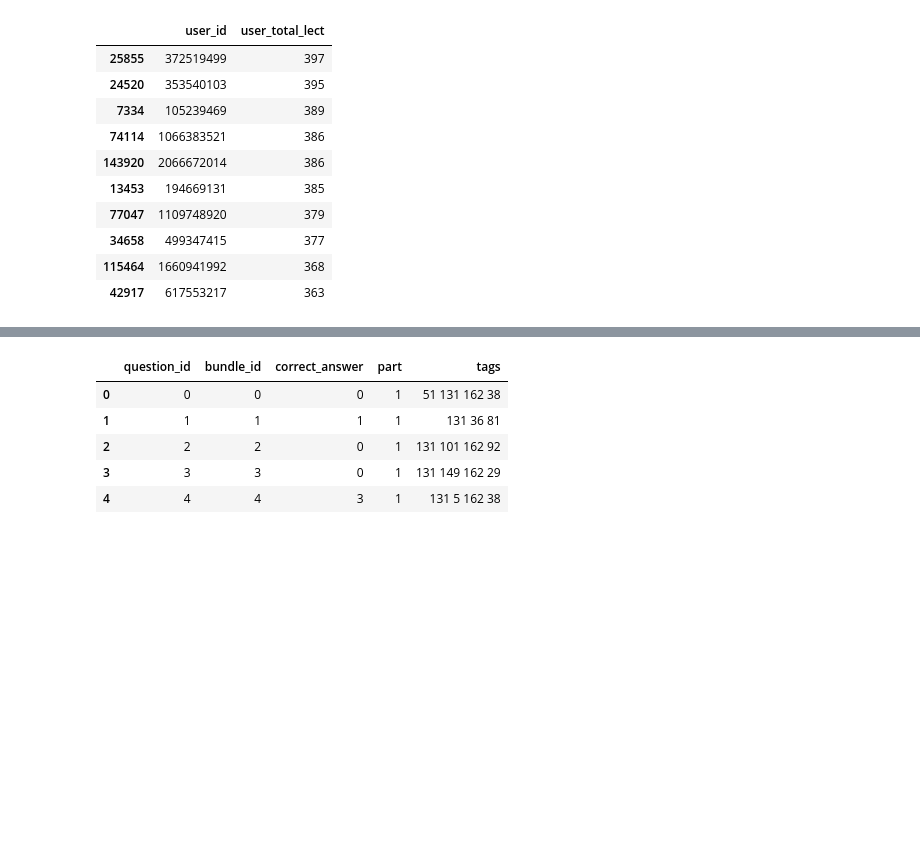
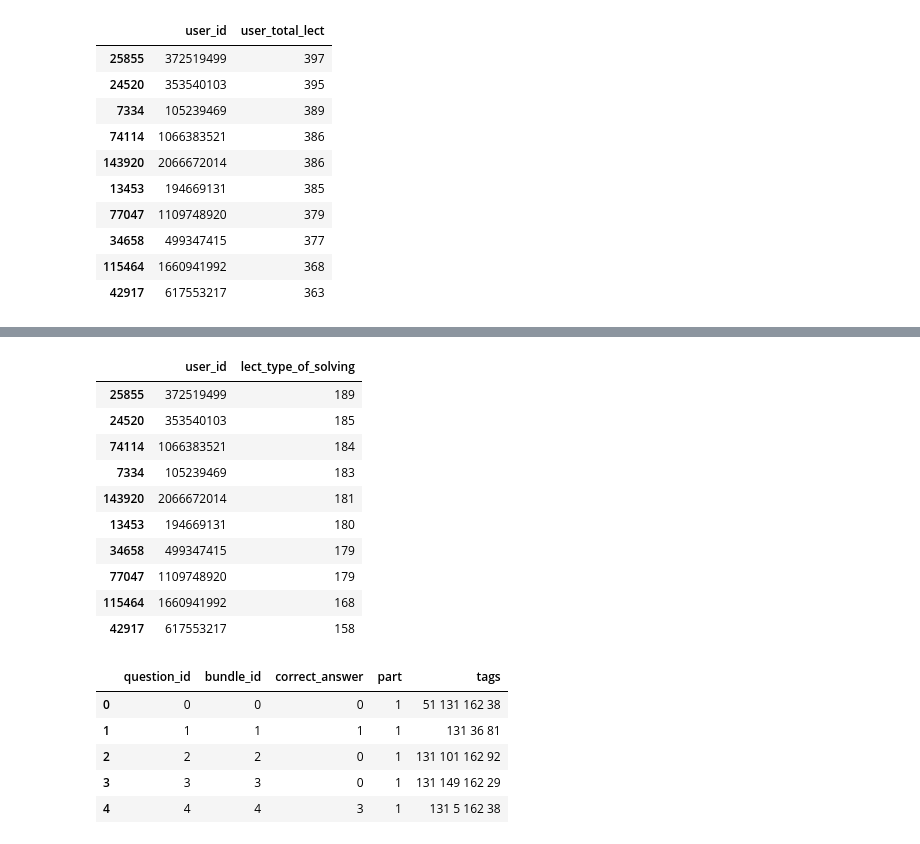
Before and after one commit to YurezSml/MIPT2022, a Jupyter notebook: HomeWork_2_Pandas.ipynb, the cells around one changed output, grey strips where cells are left out. Cells and saved outputs as stored; diff of their text form; code cells hidden in the pictures; blank space fills up the shorter version.

```diff
--- a/HomeWork_2_Pandas.ipynb
+++ b/HomeWork_2_Pandas.ipynb
@@ -332,3 +370,21 @@ users_lectures[['user_id', 'user_total_lect']].sort_values(by='user_total_lect',
+# %%
+# Выведем 10 студентов, просмотревших наибольшее лекций с разбором решений
+
+users_lectures[['user_id', 'lect_type_of_solving']].sort_values(by='lect_type_of_solving',
+                                                           ascending=False
+                                                          ).head(10)
+# %% [output]
+|  | user_id | lect_type_of_solving |
+| 25855 | 372519499 | 189 |
+| 24520 | 353540103 | 185 |
+| 74114 | 1066383521 | 184 |
+| 7334 | 105239469 | 183 |
+| 143920 | 2066672014 | 181 |
+| 13453 | 194669131 | 180 |
+| 34658 | 499347415 | 179 |
+| 77047 | 1109748920 | 179 |
+| 115464 | 1660941992 | 168 |
+| 42917 | 617553217 | 158 |
 # %%
 # Работаем с отдельным датафреймом по вопросам
 # %%
```
Also changed, not shown: parts of 9 cells of this notebook.
